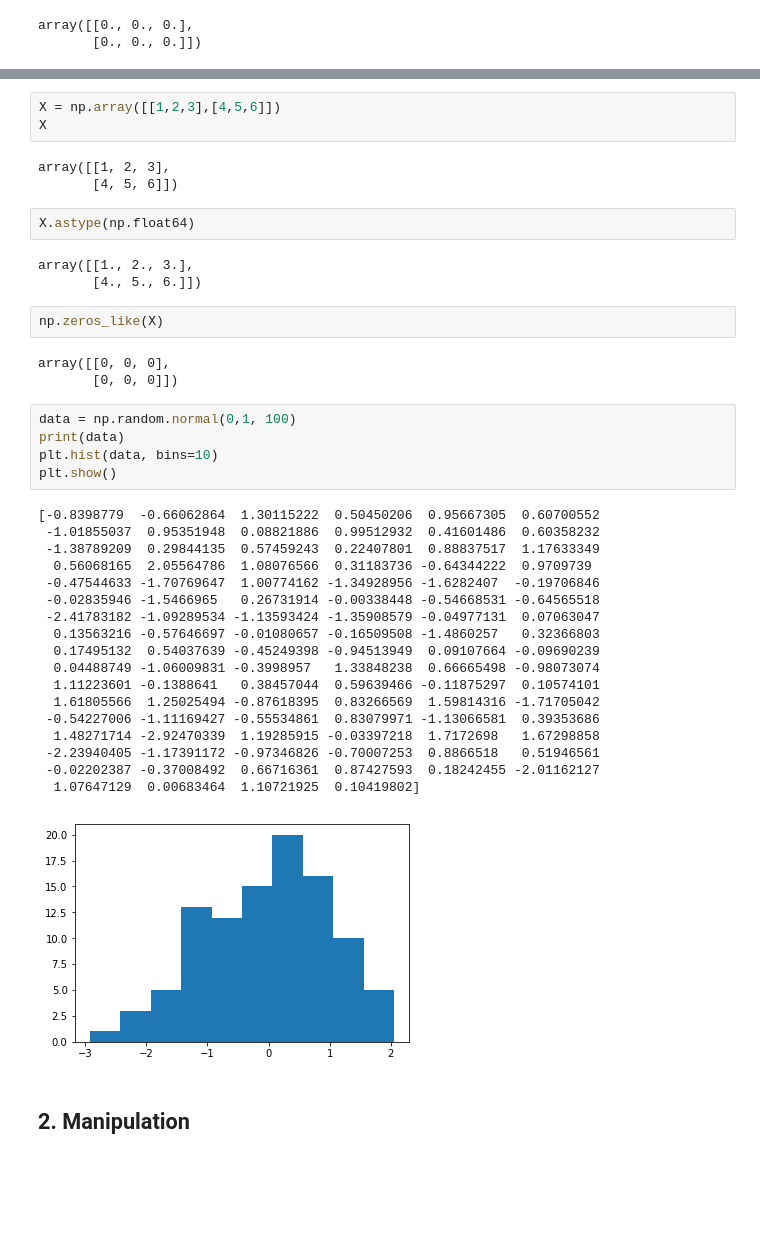
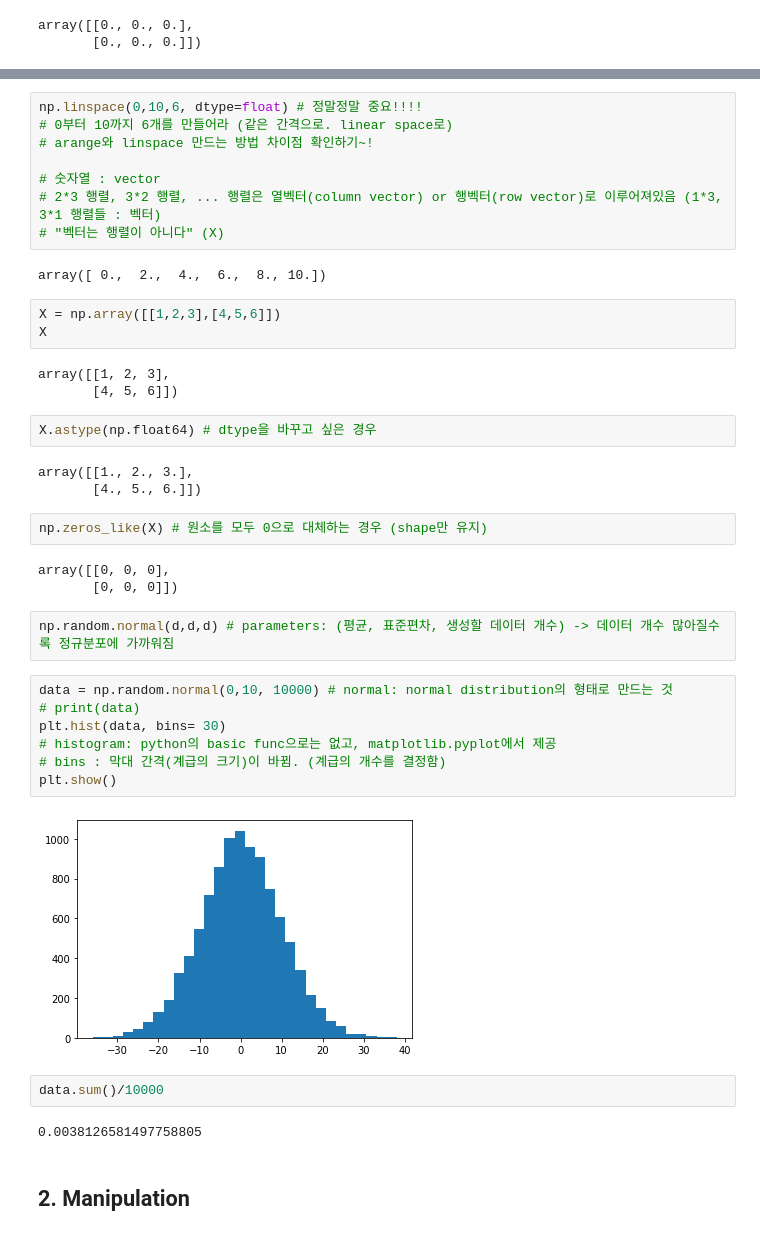
Before and after one commit to letme-hj/class2021Spring, a Jupyter notebook: during_class/numpy_during_class.ipynb, the cells around one changed output, grey strips where cells are left out. Drawn from its saved outputs; the diff is of its cells as text; blank space fills up the shorter version.

```diff
--- a/during_class/numpy_during_class.ipynb
+++ b/during_class/numpy_during_class.ipynb
@@ -28,3 +24,13 @@ array([ 0.,  2.,  4.,  6.,  8., 10.])
+# %%
+np.linspace(0,10,6, dtype=float) # 정말정말 중요!!!!
+# 0부터 10까지 6개를 만들어라 (같은 간격으로. linear space로)
+# arange와 linspace 만드는 방법 차이점 확인하기~!
+
+# 숫자열 : vector
+# 2*3 행렬, 3*2 행렬, ... 행렬은 열벡터(column vector) or 행벡터(row vector)로 이루어져있음 (1*3, 3*1 행렬들 : 벡터)
+# "벡터는 행렬이 아니다" (X)
+# %% [output]
+array([ 0.,  2.,  4.,  6.,  8., 10.])
 # %%
 X = np.array([[1,2,3],[4,5,6]])
 X
@@ -32,38 +38,29 @@ X
 array([[1, 2, 3],
        [4, 5, 6]])
 # %%
-X.astype(np.float64)
+X.astype(np.float64) # dtype을 바꾸고 싶은 경우
 # %% [output]
 array([[1., 2., 3.],
        [4., 5., 6.]])
 # %%
-np.zeros_like(X)
+np.zeros_like(X) # 원소를 모두 0으로 대체하는 경우 (shape만 유지)
 # %% [output]
 array([[0, 0, 0],
        [0, 0, 0]])
+# %%
+np.random.normal(d,d,d) # parameters: (평균, 표준편차, 생성할 데이터 개수) -> 데이터 개수 많아질수록 정규분포에 가까워짐
 # %%
-data = np.random.normal(0,1, 100)
-print(data)
-plt.hist(data, bins=10)
+data = np.random.normal(0,10, 10000) # normal: normal distribution의 형태로 만드는 것
+# print(data)
+plt.hist(data, bins= 30)
+# histogram: python의 basic func으로는 없고, matplotlib.pyplot에서 제공
+# bins : 막대 간격(계급의 크기)이 바뀜. (계급의 개수를 결정함)
 plt.show()
 # %% [output]
-[-0.8398779  -0.66062864  1.30115222  0.50450206  0.95667305  0.60700552
- -1.01855037  0.95351948  0.08821886  0.99512932  0.41601486  0.60358232
- -1.38789209  0.29844135  0.57459243  0.22407801  0.88837517  1.17633349
-  0.56068165  2.05564786  1.08076566  0.31183736 -0.64344222  0.9709739
- -0.47544633 -1.70769647  1.00774162 -1.34928956 -1.6282407  -0.19706846
- -0.02835946 -1.5466965   0.26731914 -0.00338448 -0.54668531 -0.64565518
- -2.41783182 -1.09289534 -1.13593424 -1.35908579 -0.04977131  0.07063047
-  0.13563216 -0.57646697 -0.01080657 -0.16509508 -1.4860257   0.32366803
-  0.17495132  0.54037639 -0.45249398 -0.94513949  0.09107664 -0.09690239
-  0.04488749 -1.06009831 -0.3998957   1.33848238  0.66665498 -0.98073074
-  1.11223601 -0.1388641   0.38457044  0.59639466 -0.11875297  0.10574101
-  1.61805566  1.25025494 -0.87618395  0.83266569  1.59814316 -1.71705042
- -0.54227006 -1.11169427 -0.55534861  0.83079971 -1.13066581  0.39353686
-  1.48271714 -2.92470339  1.19285915 -0.03397218  1.7172698   1.67298858
- -2.23940405 -1.17391172 -0.97346826 -0.70007253  0.8866518   0.51946561
- -0.02202387 -0.37008492  0.66716361  0.87427593  0.18242455 -2.01162127
-  1.07647129  0.00683464  1.10721925  0.10419802]
-[figure, old version]
+[figure, new version]
+# %%
+data.sum()/10000
+# %% [output]
+0.0038126581497758805
 # %% [markdown]
 ## 2. Manipulation
```
Also changed, not shown: parts of 29 cells of this notebook.
